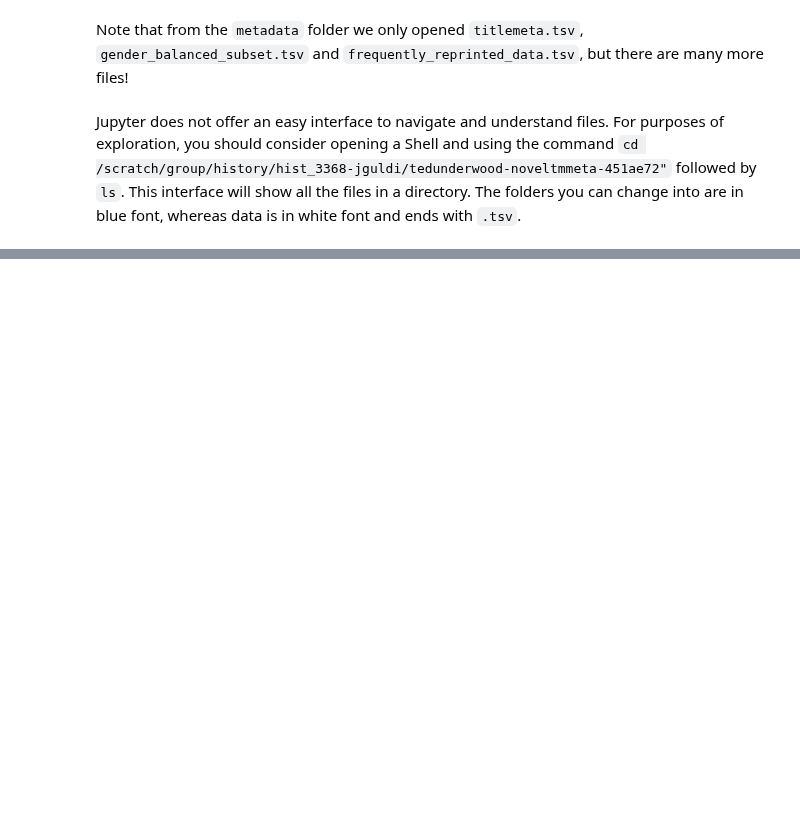
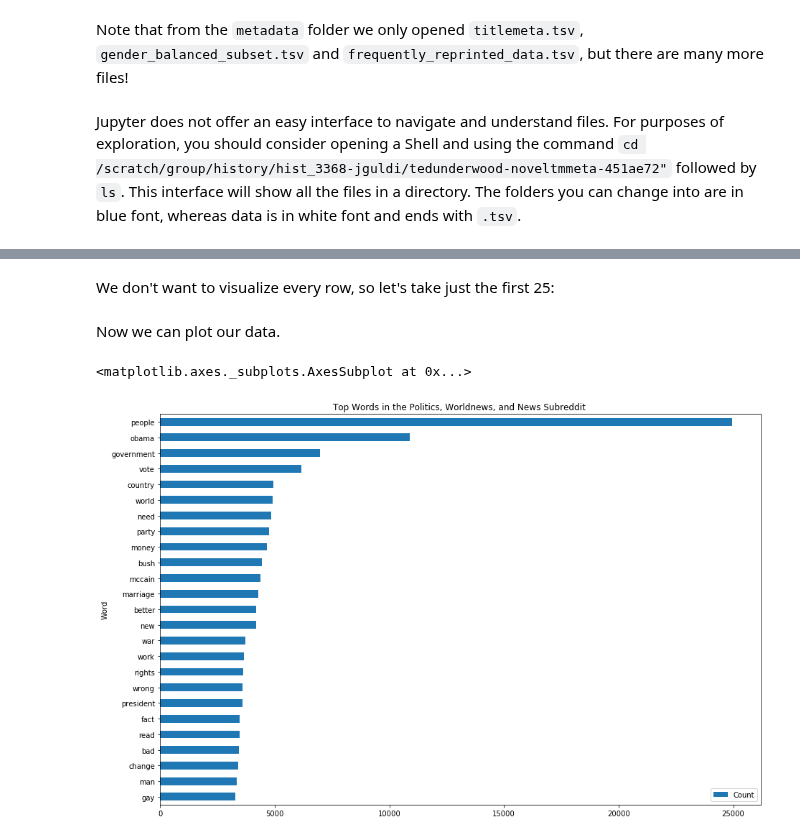
Before and after one commit to stephbuon/digital-history, a Jupyter notebook: hist3368-week5-plotting-change-over-time/hist3368-week5-access-data.ipynb, the cells around one changed output, grey strips where cells are left out. Drawn from its saved outputs; the diff is of its cells as text; code cells hidden in the pictures; blank space fills up the shorter version.

```diff
--- a/hist3368-week5-plotting-change-over-time/hist3368-week5-access-data.ipynb
+++ b/hist3368-week5-plotting-change-over-time/hist3368-week5-access-data.ipynb
@@ -710,0 +887,4 @@ Upload to Canvas the following as screenshots or images:
+# %%
+reddit_count = pd.DataFrame(reddit_count.items(),columns = ['Word','Count'])
+
+reddit_count
@@ -710,0 +910,4 @@ Upload to Canvas the following as screenshots or images:
+# %%
+reddit_count.sort_values(by=['Count'], inplace=True, ascending=False)
+
+reddit_count
@@ -710,0 +928,20 @@ Upload to Canvas the following as screenshots or images:
+# %% [markdown]
+We don't want to visualize every row, so let's take just the first 25:
+# %%
+top_reddit_words = reddit_count[:25].copy()
+# %% [markdown]
+Now we can plot our data.
+# %%
+import matplotlib
+import matplotlib as plt
+import matplotlib.pyplot as plt
+
+plt.rcParams['figure.figsize'] = [15, 10] # specify the plot's size for viewing
+
+top_reddit_words.sort_values(by=['Count'], inplace=True, ascending=True) # sort values by count
+# %%
+top_reddit_words.plot.barh(x = "Word", y = "Count", # visualize the count.
+            title = "Top Words in the Politics, Worldnews, and News Subreddit ")
+# %% [output]
+<matplotlib.axes._subplots.AxesSubplot at 0x...>
+[figure, added]
```
Also changed, not shown: parts of 115 cells of this notebook.
